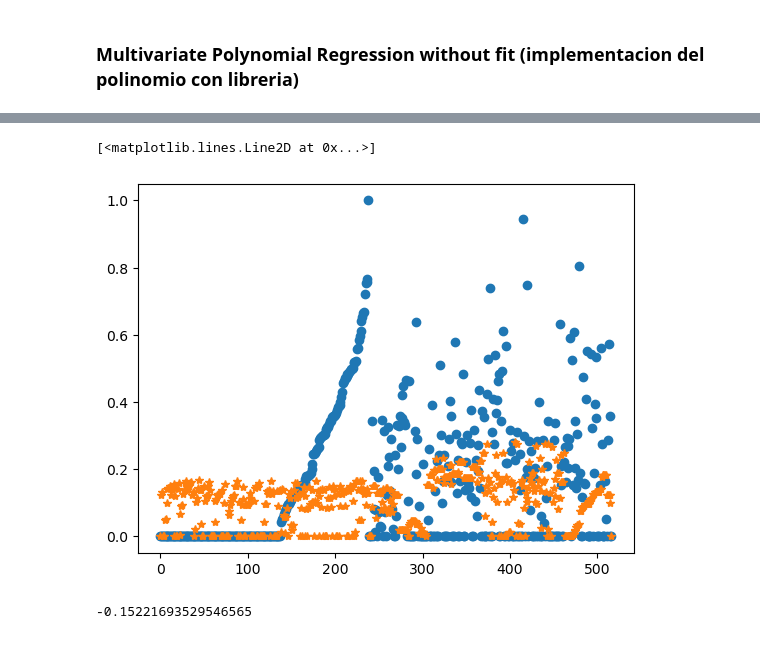
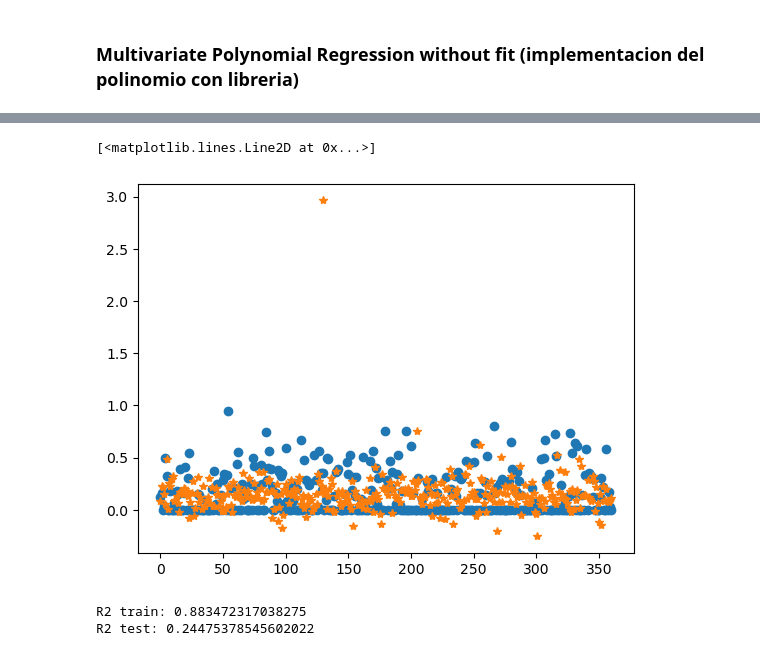
Before and after one commit to Fabryzzio-Meza-Torres/FireCast-linear-and-non-linear-regression-for-predicting-the-impact-of-forest-fires-in-Portugal, a Jupyter notebook: sample.ipynb, the cells around one changed output, grey strips where cells are left out. Saved outputs shown, nothing was run; the diff lists cells and outputs as text; code cells hidden in the pictures.

```diff
--- a/sample.ipynb
+++ b/sample.ipynb
@@ -51,7 +51,8 @@ def h(X, W):
     return np.dot(X, W)
 # %%
 def Error(X, W, Y,lam):
-  return np.sum((Y - h(X, W)) ** 2) / (2 * len(X)) + lam * np.sum(W ** 2)
+  return np.sum((Y - h(X, W)) ** 2) / (2 * len(X)) + lam * np.sum(W ** 2) / (2 * len(X))
+  # return (np.linalg.norm(Y - h(X, W)) ** 2) / (2 * len(X)) + lam * np.sum(W ** 2)
   # return np.sum((Y - h(X, W)) ** 2) / (2 * len(X)) + lam * np.sum(abs(W))
 
 # * np.sum(W ** 2)
@@ -215,7 +216,7 @@ print(model.get_params())
 # %% [markdown]
 ### Multivariate Polynomial Regression without fit (implementacion del polinomio con libreria)
 # %%
-
-w2 , loss2 = train(X_poly,y_norm, 20000, 0.01, 0.01)
+X_poly_ones = np.hstack( (np.ones((X_poly.shape[0], 1)), X_poly) )
+w2 , loss2 = train(X_poly_ones,y_train, 45000, 0.0005, 0.2)
 plt.plot(loss2)
 # %% [output]
@@ -241,12 +242,16 @@ Epoch 19000, Loss: 0.0244080458452584
-# %%
-y_aprox2 = h(X_poly,w2)
-# y_aprox = h(X_poly,w)
-plt.plot(y_norm, "o")
-plt.plot(y_aprox2, "*")
-# %% [output]
-[<matplotlib.lines.Line2D at 0x...>]
-[figure, removed]
-# %%
-print(r2_score(y_norm,y_aprox2))
-# %% [output]
--0.15221693529546565
+# %%
+y_aprox2 = h(X_poly_ones, w2)
+# y_aprox = h(X_poly,w)
+plt.plot(y_train, "o")
+plt.plot(y_aprox2, "*")
+# %% [output]
+[<matplotlib.lines.Line2D at 0x...>]
+[figure, added]
+# %%
+print("R2 train:", r2_adjusted(y_train, y_aprox2, X_poly.shape[1] - 1))
+X_test_poly = poly.fit_transform(x_test)
+X_test_poly_ones = np.hstack( (np.ones((X_test_poly.shape[0], 1)), X_test_poly) )
+print("R2 test:", r2_adjusted(y_test, h(X_test_poly_ones , w2),  X_poly.shape[1] - 1))
+# %% [output]
+R2 train: 0.883472317038275
+R2 test: 0.24475378545602022
```
Also changed, not shown: parts of 22 cells of this notebook.
